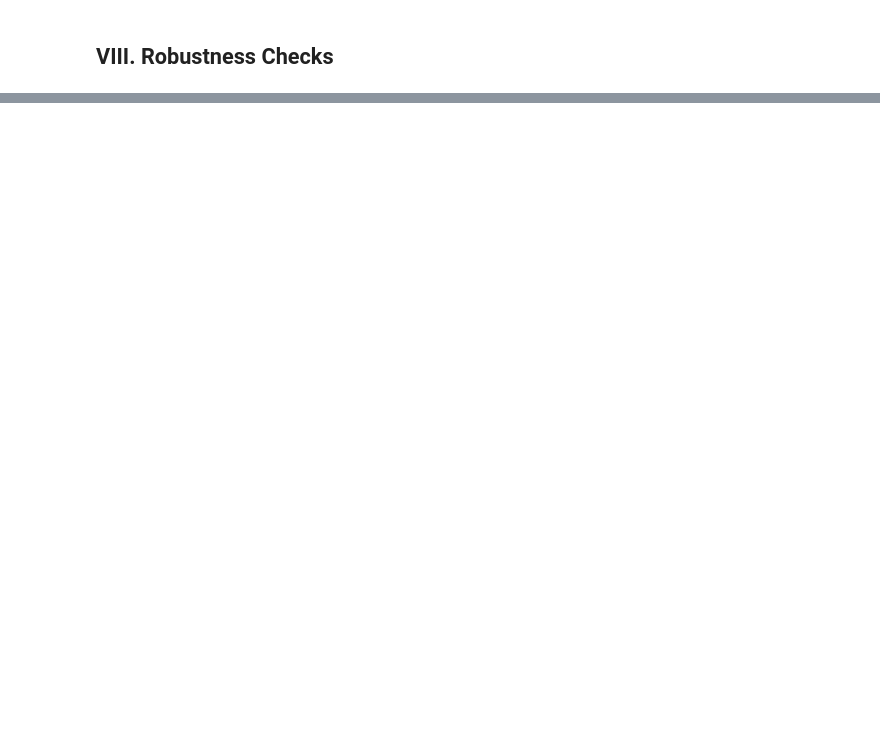
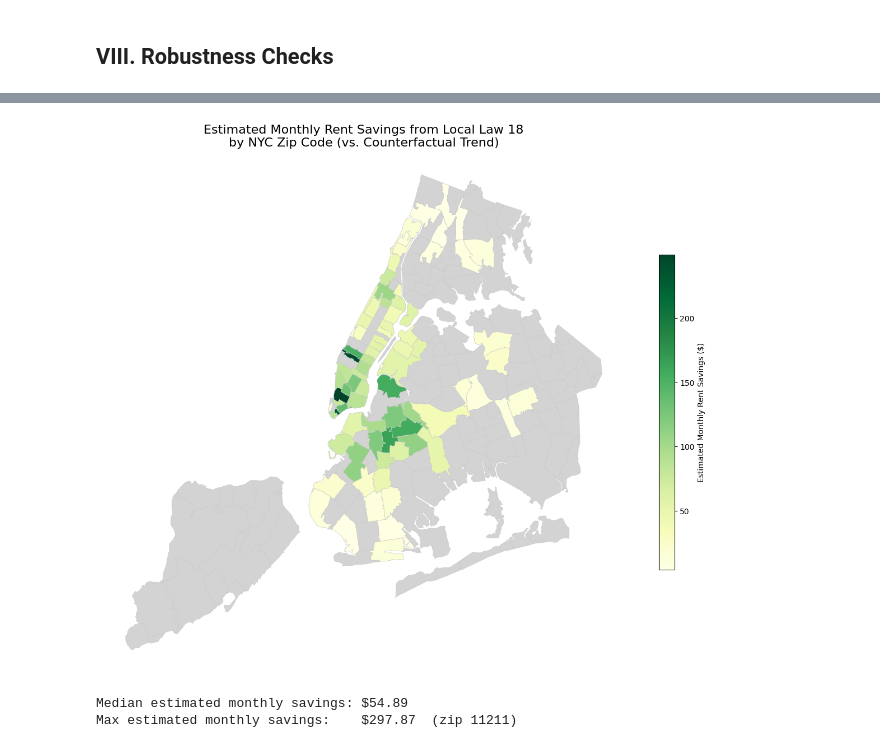
Before and after one commit to JScheble/NYC_AirBnb_Affects, a Jupyter notebook: airbnb_db_init.ipynb, the cells around one changed output, grey strips where cells are left out. Saved outputs shown, nothing was run; the diff lists cells and outputs as text; code cells hidden in the pictures; blank space fills up the shorter version.

```diff
--- a/airbnb_db_init.ipynb
+++ b/airbnb_db_init.ipynb
@@ -1139,0 +1126,39 @@ Estimated Monthly Savings in mid-2024: $301.10
+# %%
+beta1 = corrected_model.params['airbnb_intensity:post_law']
+
+# Get latest actual rent and intensity for each zip
+latest_rents = final_df.groupby('zip')['rent_price'].last().reset_index()
+latest_rents.columns = ['zip', 'latest_rent']
+zip_intensity = final_df[['zip', 'airbnb_intensity']].drop_duplicates()
+
+savings_df = latest_rents.merge(zip_intensity, on='zip')
+
+# Counterfactual rent = actual * exp(-beta1 * intensity)
+# Since beta1 < 0, -beta1 > 0, so counterfactual > actual (law held rents down)
+savings_df['monthly_savings'] = savings_df['latest_rent'] * (np.exp(-beta1 * savings_df['airbnb_intensity']) - 1)
+
+# Merge to map
+savings_map = nyc_map.merge(savings_df, on='zip', how='left')
+
+fig, ax = plt.subplots(figsize=(12, 10))
+savings_map.plot(
+    column='monthly_savings',
+    cmap='YlGn',
+    linewidth=0.5,
+    ax=ax,
+    edgecolor='0.8',
+    legend=True,
+    legend_kwds={'label': 'Estimated Monthly Rent Savings ($)', 'shrink': 0.6},
+    missing_kwds={'color': 'lightgrey', 'label': 'Outside Sample'}
+)
+plt.title("Estimated Monthly Rent Savings from Local Law 18\nby NYC Zip Code (vs. Counterfactual Trend)", fontsize=16)
+plt.axis('off')
+plt.tight_layout()
+plt.show()
+
+print(f"Median estimated monthly savings: ${savings_df['monthly_savings'].median():.2f}")
+print(f"Max estimated monthly savings:    ${savings_df['monthly_savings'].max():.2f}  (zip {savings_df.loc[savings_df['monthly_savings'].idxmax(), 'zip']})")
+# %% [output]
+[figure, added]
+Median estimated monthly savings: $54.89
+Max estimated monthly savings:    $297.87  (zip 11211)
```
Also changed, not shown: parts of 35 cells of this notebook, 3 other files.
